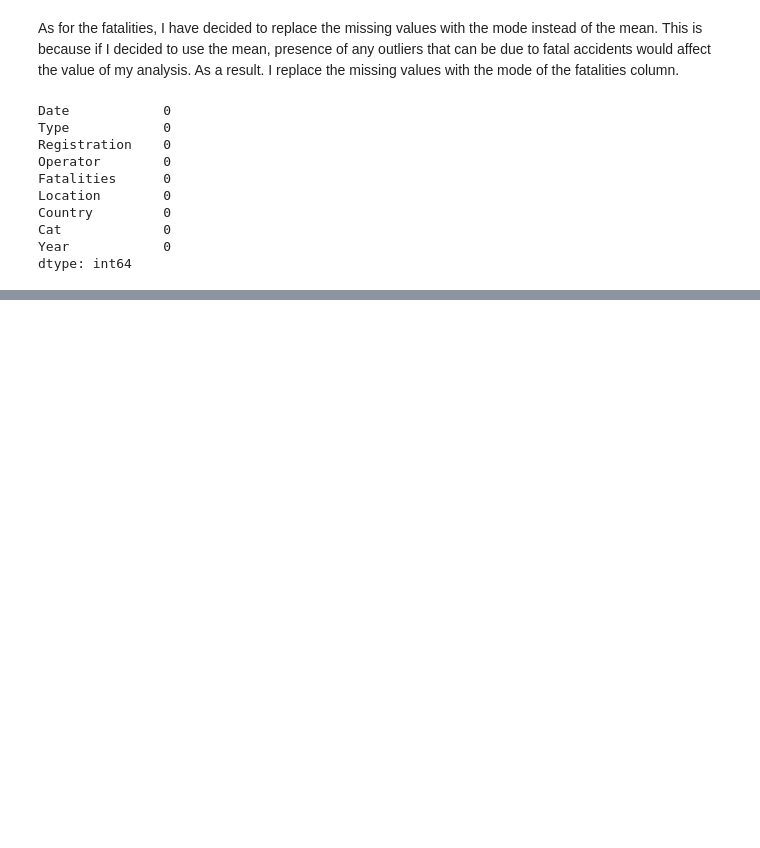
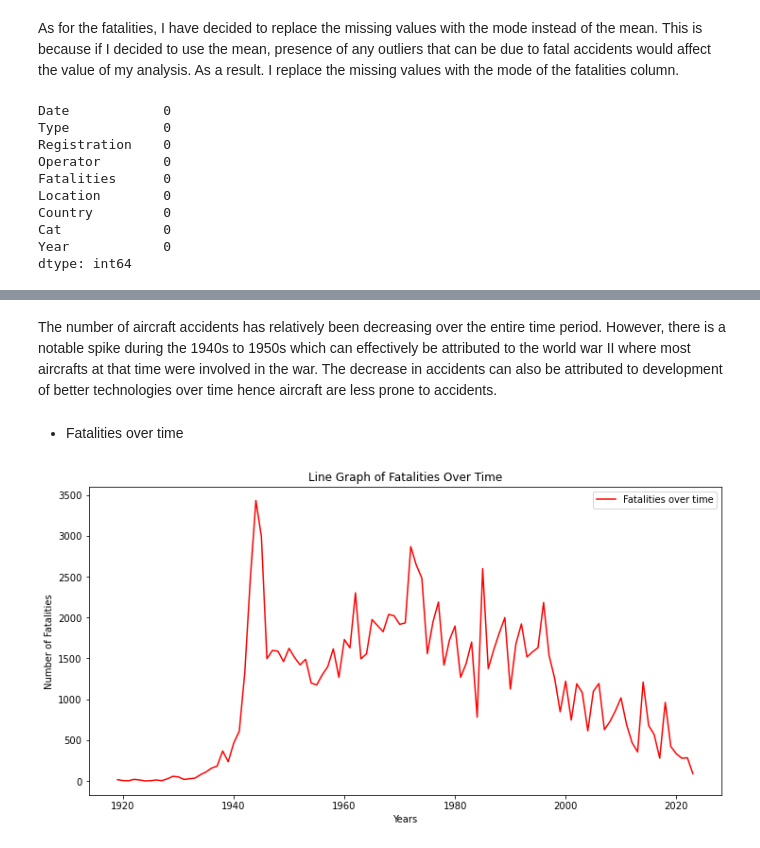
Before and after one commit to BG254/Aviation_Accident_Analysis, a Jupyter notebook: index.ipynb, the cells around one changed output, grey strips where cells are left out. Drawn from its saved outputs; the diff is of its cells as text; code cells hidden in the pictures; blank space fills up the shorter version.

```diff
--- a/index.ipynb
+++ b/index.ipynb
@@ -404,0 +455,27 @@ df_raw.to_csv('Data/aviation-accident-data-cleaned.csv', index=False)
+# %% [markdown]
+The number of aircraft accidents has relatively been decreasing over the entire time period. However, there is a notable spike during the 1940s to 1950s which can effectively be attributed to the world war II where most aircrafts at that time were involved in the war. The decrease in accidents can also be attributed to development of better technologies over time hence aircraft are less prone to accidents.
+# %% [markdown]
+* Fatalities over time
+# %%
+# Group by year and sum the fatalities
+fatalities_per_year = df_clean.groupby("Year")["Fatalities"].sum()
+
+# Defining the x and y values
+x_fatal = fatalities_per_year.index
+y_fatal = fatalities_per_year.values
+
+plt.figure(figsize=(12, 6)) # Setting the figure size
+
+# Plot line graph
+plt.plot(x_fatal, y_fatal, label="Fatalities over time", color="red")
+
+# Add labels and title
+plt.xlabel("Years")
+plt.ylabel("Number of Fatalities")
+plt.title("Line Graph of Fatalities Over Time")
+plt.legend()
+
+# Display the graph
+plt.show()
+# %% [output]
+[figure, added]
```
Also changed, not shown: parts of 28 cells of this notebook.
